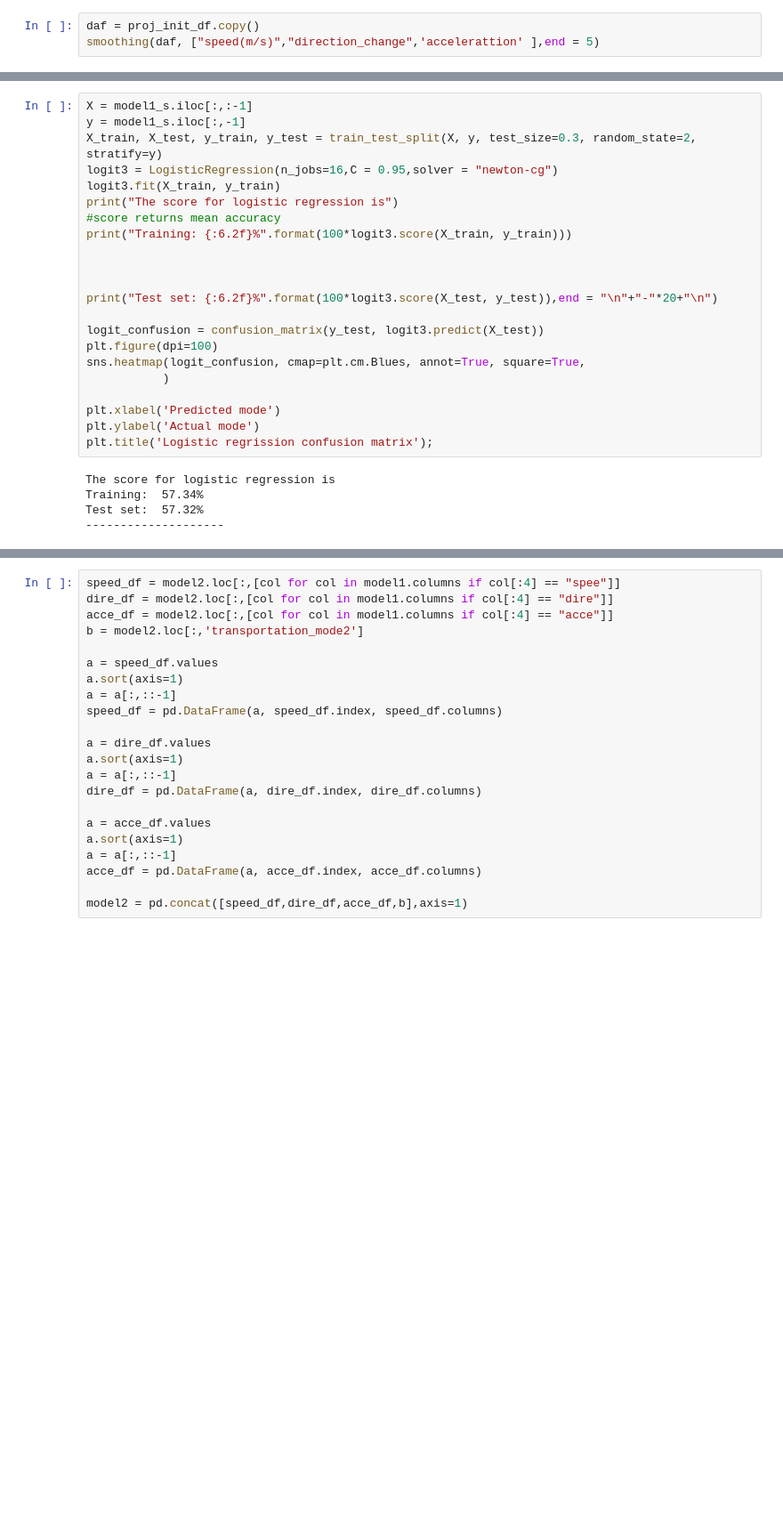
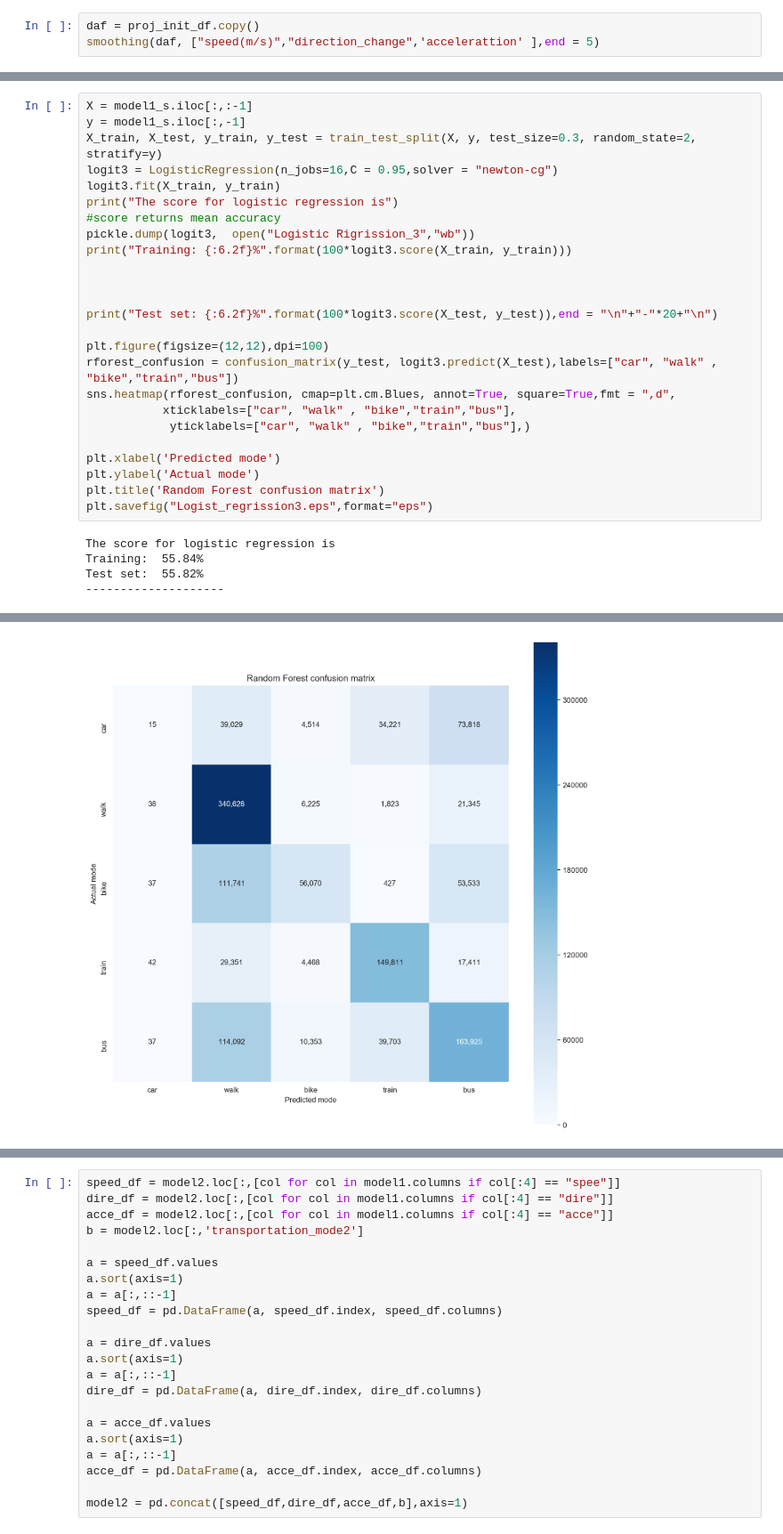
Before and after one commit to nalhaidari/Project_3, a Jupyter notebook: Project_3.ipynb, the cells around one changed output, grey strips where cells are left out. Shown at 89% size. Cells and saved outputs as stored; diff of their text form; blank space fills up the shorter version.

```diff
--- a/Project_3.ipynb
+++ b/Project_3.ipynb
@@ -426,22 +343,25 @@ logit3 = LogisticRegression(n_jobs=16,C = 0.95,solver = "newton-cg")
 logit3.fit(X_train, y_train)
 print("The score for logistic regression is")
 #score returns mean accuracy
+pickle.dump(logit3,  open("Logistic Rigrission_3","wb"))
 print("Training: {:6.2f}%".format(100*logit3.score(X_train, y_train)))
 
 
 
 print("Test set: {:6.2f}%".format(100*logit3.score(X_test, y_test)),end = "\n"+"-"*20+"\n")
 
-logit_confusion = confusion_matrix(y_test, logit3.predict(X_test))
-plt.figure(dpi=100)
-sns.heatmap(logit_confusion, cmap=plt.cm.Blues, annot=True, square=True,
-           )
+plt.figure(figsize=(12,12),dpi=100)
+rforest_confusion = confusion_matrix(y_test, logit3.predict(X_test),labels=["car", "walk" , "bike","train","bus"])
+sns.heatmap(rforest_confusion, cmap=plt.cm.Blues, annot=True, square=True,fmt = ",d",
+           xticklabels=["car", "walk" , "bike","train","bus"],
+            yticklabels=["car", "walk" , "bike","train","bus"],)
 
 plt.xlabel('Predicted mode')
 plt.ylabel('Actual mode')
-plt.title('Logistic regrission confusion matrix');
+plt.title('Random Forest confusion matrix')
+plt.savefig("Logist_regrission3.eps",format="eps")
 # %% [output]
 The score for logistic regression is
-Training:  57.34%
-Test set:  57.32%
+Training:  55.84%
+Test set:  55.82%
 --------------------
@@ -448,0 +368 @@ Test set:  57.32%
+[figure, added]
```
Also changed, not shown: parts of 92 cells of this notebook, 30 other files.
